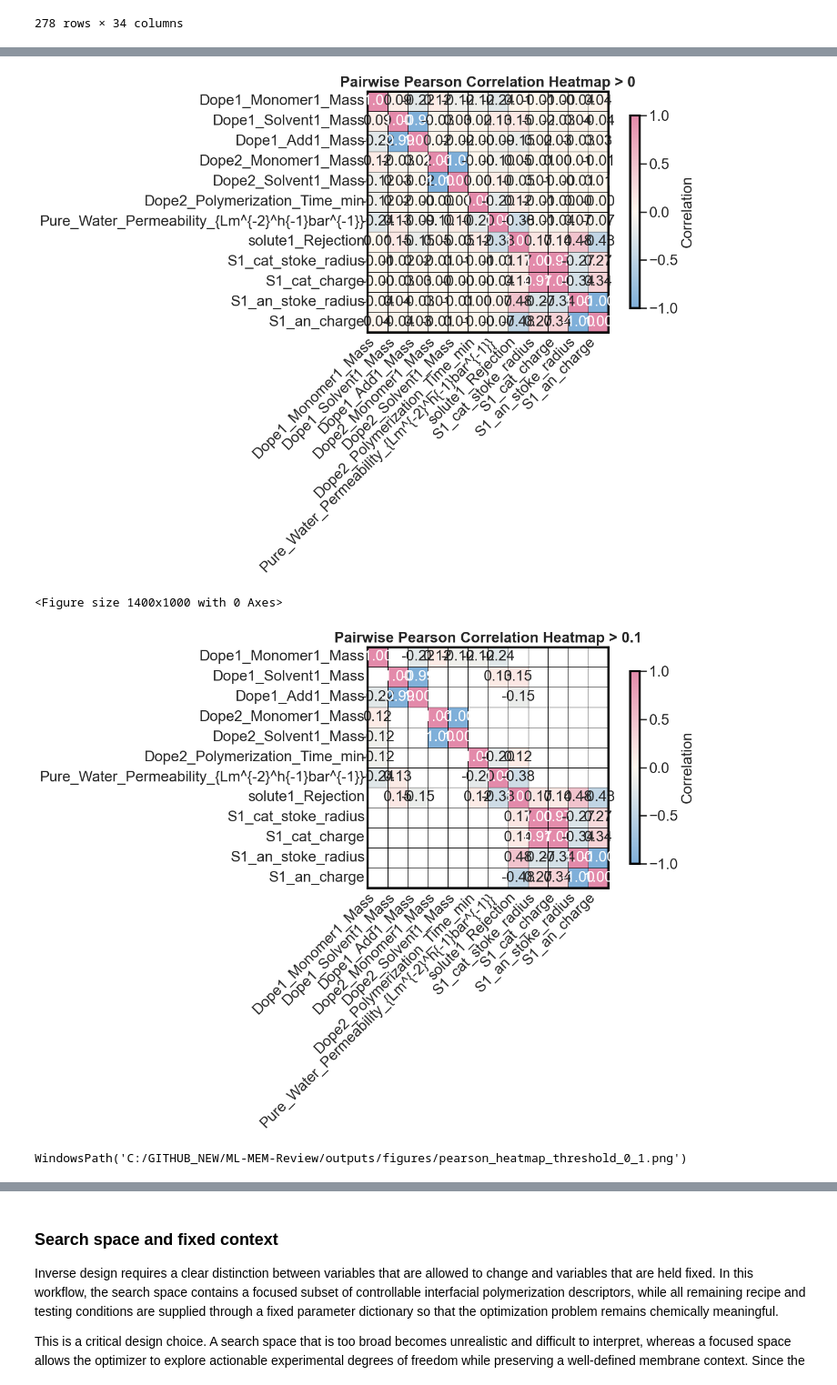
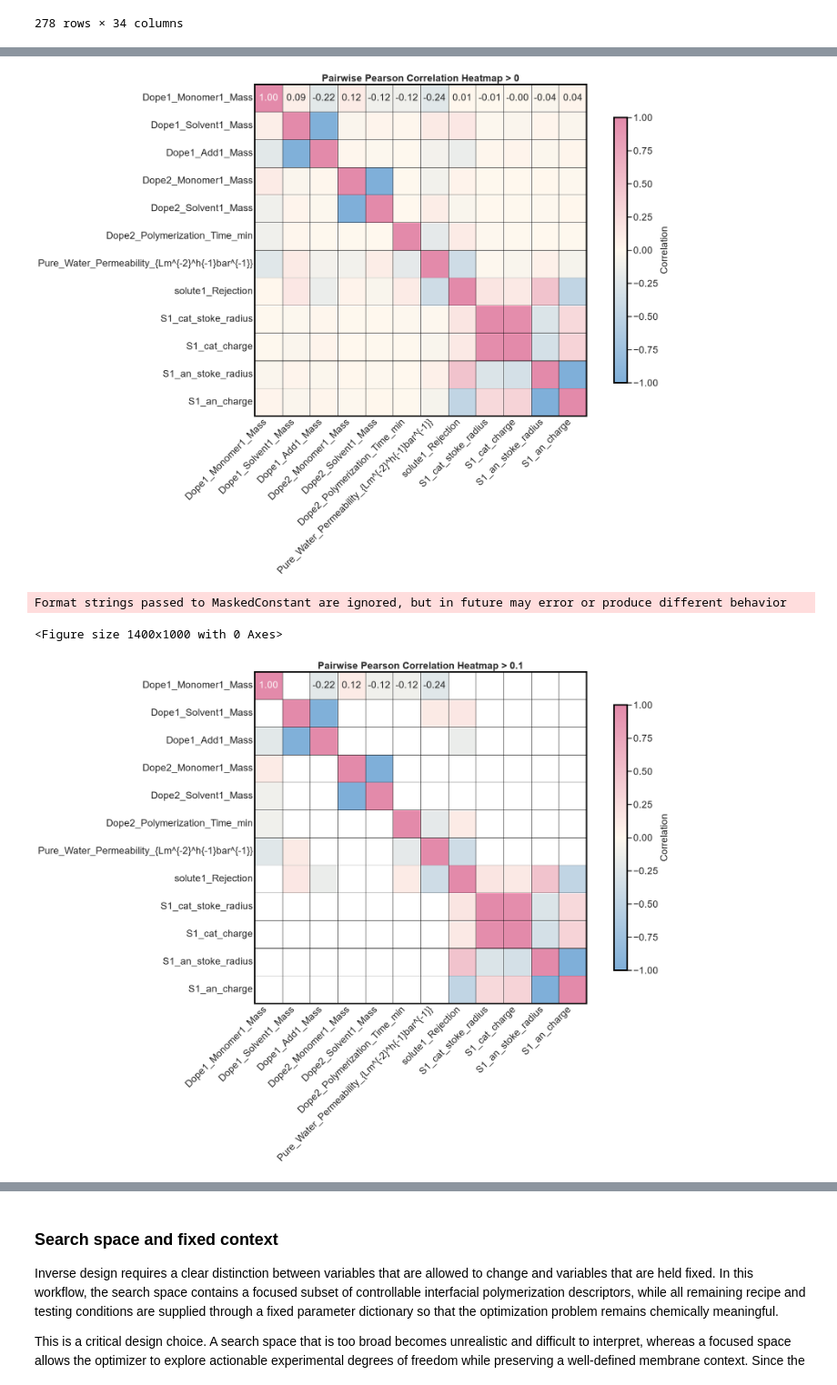
Before and after one commit to Oikiy/ML-MEM-Review, a Jupyter notebook: notebooks/Complete_notebook/Ml-MEM-Tut.ipynb, the cells around one changed output, grey strips where cells are left out. Shown at 91% size. Drawn from its saved outputs; the diff is of its cells as text; code cells hidden in the pictures.

```diff
--- a/notebooks/Complete_notebook/Ml-MEM-Tut.ipynb
+++ b/notebooks/Complete_notebook/Ml-MEM-Tut.ipynb
@@ -245,28 +347,16 @@ This step is important because the raw input variables alone do not fully captur
 # %%
 from utl_feateng import*
 # %%
-"""
-Section 2: Feature engineering
 
-This section defines a function that:
-- Selects a physically meaningful subset of features from the raw table.
-- Handles missing values by dropping high-missing or constant columns.
-- Returns an ML-ready feature matrix X and target vector y.
-
-The feature list is inspired by your RFE-selected features and descriptor columns
-used in the model-training notebooks.
-"""
 import pandas as pd
 import numpy as np
-import os
-import sys
 
 
 # Enrich the main dataframe with domain-informed features
+# Using config-driven paths: passes config to feature_engineering function
 df_enriched = feature_engineering(
     df_filtered,
-    CATION_PROP_PATH,
-    ANION_PROP_PATH,
+    config=config,  # ??Pass config to load paths automatically
     verbose=True,
 )
 
@@ -316,6 +401,15 @@ In this tutorial, the filtering step is kept optional so the reader can choose b
 # %%
 # After enrichment, we have 30+ features. We can apply the same variance and correlation filtering as before to get a more manageable set for modeling.
-df_enriched_filtered, _ = remove_low_variance_columns(df_enriched, exclude_columns=candidate_targets,variance_threshold=0.000000001)
+# Using config-driven threshold from feature_engineering section
+variance_threshold = config["feature_engineering"]["low_variance_threshold"]
+
+df_enriched_filtered, _ = remove_low_variance_columns(
+    df_enriched,
+    exclude_columns=targets,
+    variance_threshold=variance_threshold
+)
+
+print(f"??Applied variance threshold: {variance_threshold}")
 
 # Have a look at the filtered enriched dataframe before modeling
 df_enriched_filtered
@@ -380,20 +486,21 @@ WindowsPath('C:/GITHUB_NEW/ML-MEM-Review/outputs/figures/target_distributions.pn
 # %%
 # Compute and plot the Pearson correlation heatmap for the numeric features in the enriched dataframe, using different thresholds to focus on stronger correlations.
 
 from utl_fileIO import file_io
 
-figures_dir = os.path.join(PROJECT_ROOT, "outputs", "figures")
 df_enriched_numeric = df_enriched_filtered.select_dtypes(include=[np.number]) # Select only numeric columns for correlation analysis
 
-corr_matrix = compute_and_plot_pearson_heatmap(df_enriched_numeric, threshold=0, fig_size=FIG_SIZE)
-heatmap_fig_all = plt.gcf()
-file_io("save", "figure", figures_dir, "pearson_heatmap_threshold_0.png", data=heatmap_fig_all)
+# Use thresholds from config
+correlation_thresholds = config["data_analysis"]["correlation_thresholds"]
 
-corr_matrix = compute_and_plot_pearson_heatmap(df_enriched_numeric, threshold=0.1, fig_size=FIG_SIZE)
-heatmap_fig_filtered = plt.gcf()
-file_io("save", "figure", figures_dir, "pearson_heatmap_threshold_0_1.png", data=heatmap_fig_filtered)
+for threshold in correlation_thresholds:
+    corr_matrix = compute_and_plot_pearson_heatmap(df_enriched_numeric, threshold=threshold, fig_size=[1.5 * x for x in FIG_SIZE])
+    heatmap_fig = plt.gcf()
+    file_io("save", "figure", FIGURES_DIR, f"pearson_heatmap_threshold_{threshold}.png", data=heatmap_fig)
+
+print(f"??Generated heatmaps with thresholds: {correlation_thresholds}")
 # %% [output]
-[figure, old version]
+[figure, new version]
-<Figure size 1400x1000 with 0 Axes>
+Format strings passed to MaskedConstant are ignored, but in future may error or produce different behavior
+<Figure size 1400x1000 with 0 Axes>
-[figure, old version]
+[figure, new version]
-WindowsPath('C:/GITHUB_NEW/ML-MEM-Review/outputs/figures/pearson_heatmap_threshold_0_1.png')
```
Also changed, not shown: parts of 33 cells of this notebook, 21 other files.
